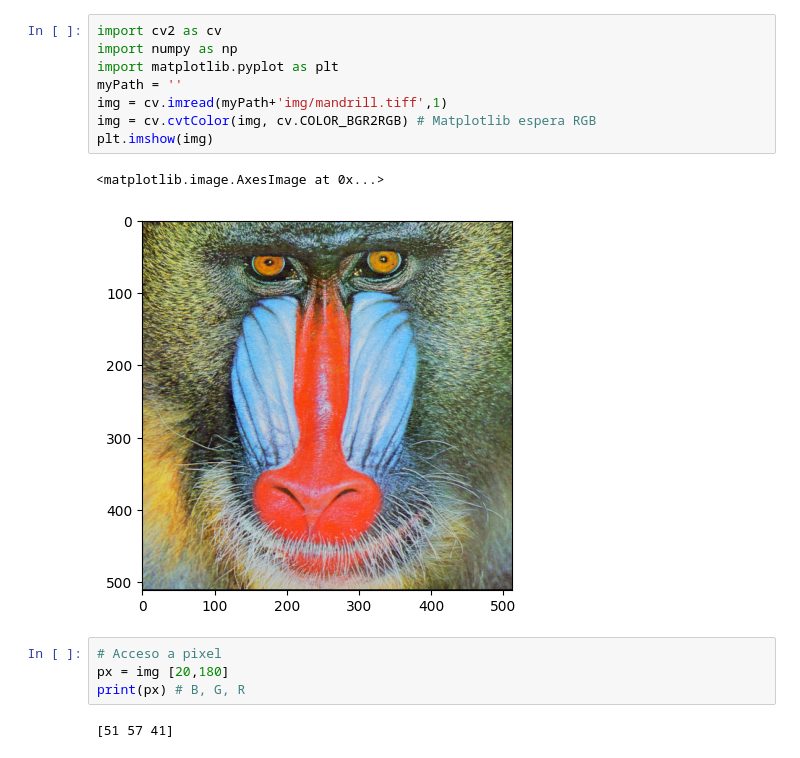
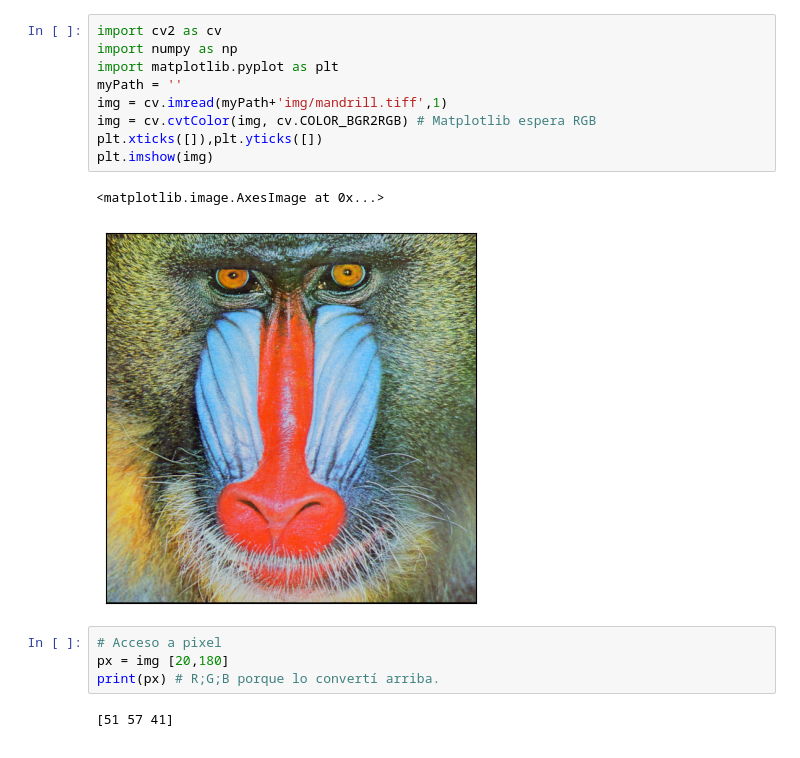
Before and after one commit to enriquezmartin/pes-utn-fra, a Jupyter notebook: python-notebooks/5-opencv/0-intro.ipynb, the cells around one changed output. Cells and saved outputs as stored; diff of their text form.

```diff
--- a/python-notebooks/5-opencv/0-intro.ipynb
+++ b/python-notebooks/5-opencv/0-intro.ipynb
@@ -1,18 +1,19 @@
 # %%
 import cv2 as cv
 import numpy as np
 import matplotlib.pyplot as plt
 myPath = ''
 img = cv.imread(myPath+'img/mandrill.tiff',1)
 img = cv.cvtColor(img, cv.COLOR_BGR2RGB) # Matplotlib espera RGB
+plt.xticks([]),plt.yticks([])
 plt.imshow(img)
 # %% [output]
 <matplotlib.image.AxesImage at 0x...>
-[figure, old version]
+[figure, new version]
 # %%
 # Acceso a pixel
 px = img [20,180]
-print(px) # B, G, R
+print(px) # R;G;B porque lo convertí arriba.
 # %% [output]
 [51 57 41]
 # %%
```
Also changed, not shown: parts of 3 cells of this notebook, 7 other files.
